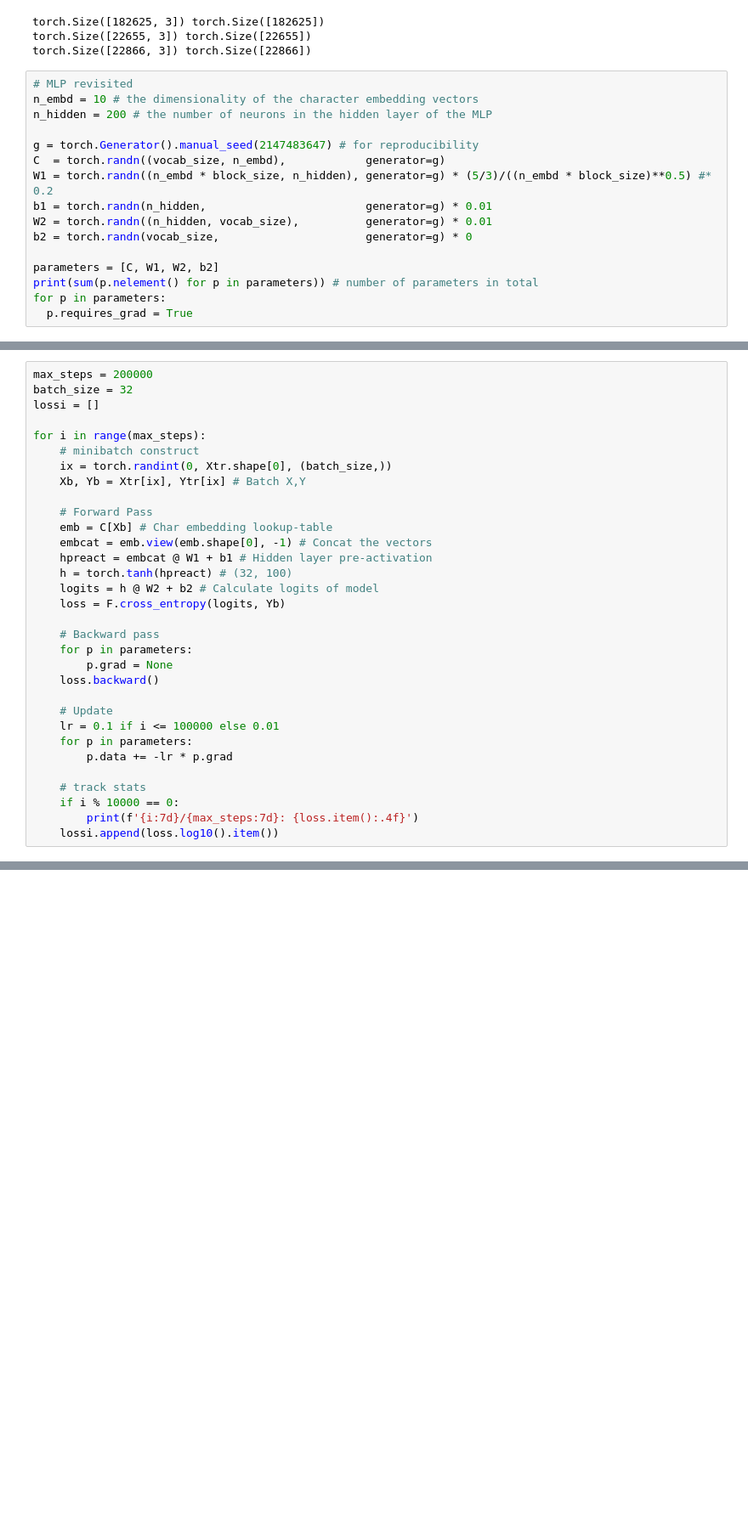
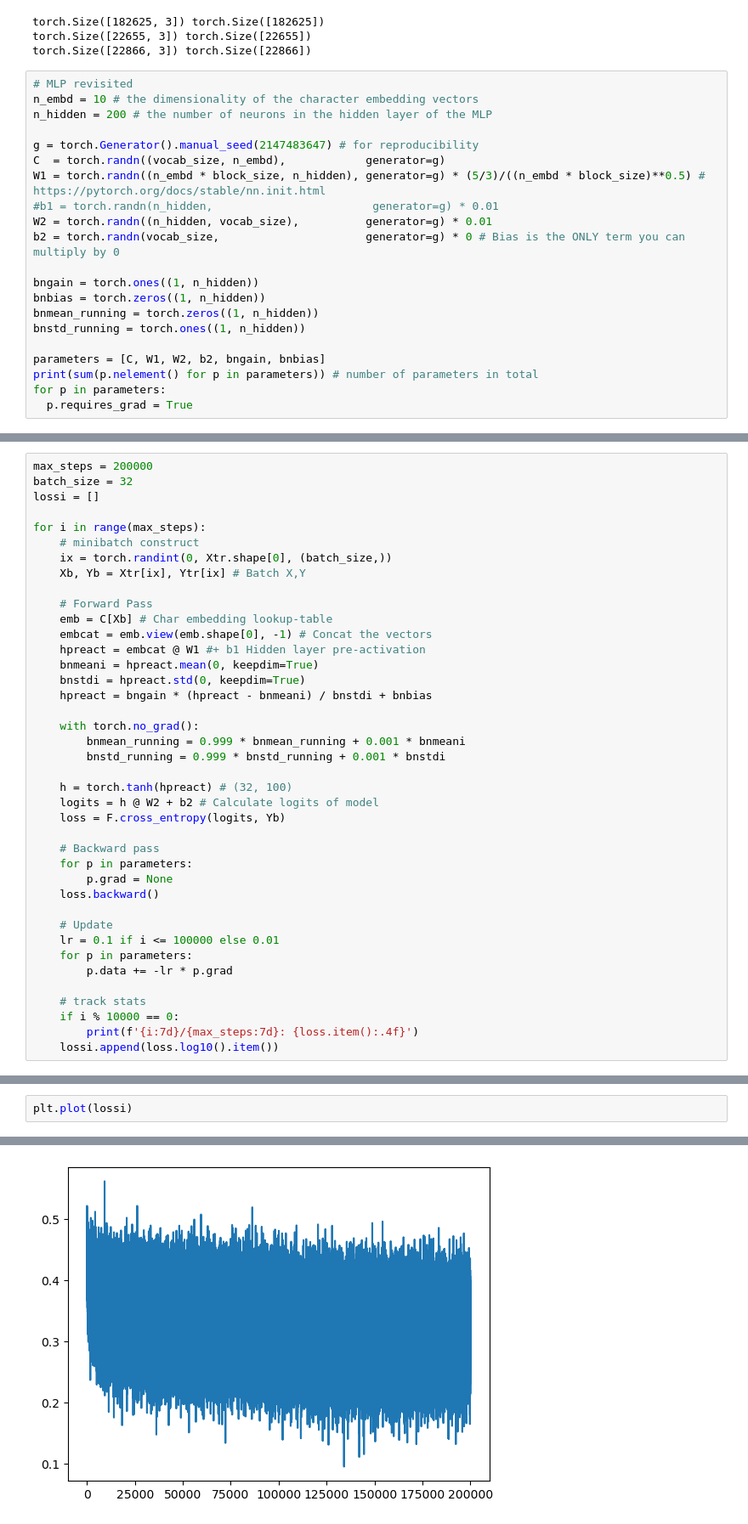
Before and after one commit to RWalling21/Deep-Learning-Zero-To-Hero, a Jupyter notebook: makemore_mlp2.ipynb, the cells around one changed output, grey strips where cells are left out. Shown: that part at 85% size. Drawn from its saved outputs; the diff is of its cells as text; blank space fills up the shorter version.

```diff
--- a/makemore_mlp2.ipynb
+++ b/makemore_mlp2.ipynb
@@ -65,12 +65,17 @@ n_hidden = 200 # the number of neurons in the hidden layer of the MLP
 
 g = torch.Generator().manual_seed(2147483647) # for reproducibility
 C  = torch.randn((vocab_size, n_embd),            generator=g)
-W1 = torch.randn((n_embd * block_size, n_hidden), generator=g) * (5/3)/((n_embd * block_size)**0.5) #* 0.2
-b1 = torch.randn(n_hidden,                        generator=g) * 0.01
+W1 = torch.randn((n_embd * block_size, n_hidden), generator=g) * (5/3)/((n_embd * block_size)**0.5) # https://pytorch.org/docs/stable/nn.init.html
+#b1 = torch.randn(n_hidden,                        generator=g) * 0.01
 W2 = torch.randn((n_hidden, vocab_size),          generator=g) * 0.01
-b2 = torch.randn(vocab_size,                      generator=g) * 0
+b2 = torch.randn(vocab_size,                      generator=g) * 0 # Bias is the ONLY term you can multiply by 0
 
-parameters = [C, W1, W2, b2]
+bngain = torch.ones((1, n_hidden))
+bnbias = torch.zeros((1, n_hidden))
+bnmean_running = torch.zeros((1, n_hidden))
+bnstd_running = torch.ones((1, n_hidden))
+
+parameters = [C, W1, W2, b2, bngain, bnbias]
 print(sum(p.nelement() for p in parameters)) # number of parameters in total
 for p in parameters:
   p.requires_grad = True
@@ -89,7 +94,15 @@ for i in range(max_steps):
     # Forward Pass
     emb = C[Xb] # Char embedding lookup-table
     embcat = emb.view(emb.shape[0], -1) # Concat the vectors
-    hpreact = embcat @ W1 + b1 # Hidden layer pre-activation
+    hpreact = embcat @ W1 #+ b1 Hidden layer pre-activation
+    bnmeani = hpreact.mean(0, keepdim=True)
+    bnstdi = hpreact.std(0, keepdim=True)
+    hpreact = bngain * (hpreact - bnmeani) / bnstdi + bnbias
+
+    with torch.no_grad():
+        bnmean_running = 0.999 * bnmean_running + 0.001 * bnmeani
+        bnstd_running = 0.999 * bnstd_running + 0.001 * bnstdi
+
     h = torch.tanh(hpreact) # (32, 100)
     logits = h @ W2 + b2 # Calculate logits of model
     loss = F.cross_entropy(logits, Yb)
@@ -126,0 +145,3 @@ for i in range(max_steps):
+# %%
+plt.plot(lossi)
+# %% [output]
@@ -126,0 +149 @@ for i in range(max_steps):
+[figure, added]
```
Also changed, not shown: parts of 6 cells of this notebook.
